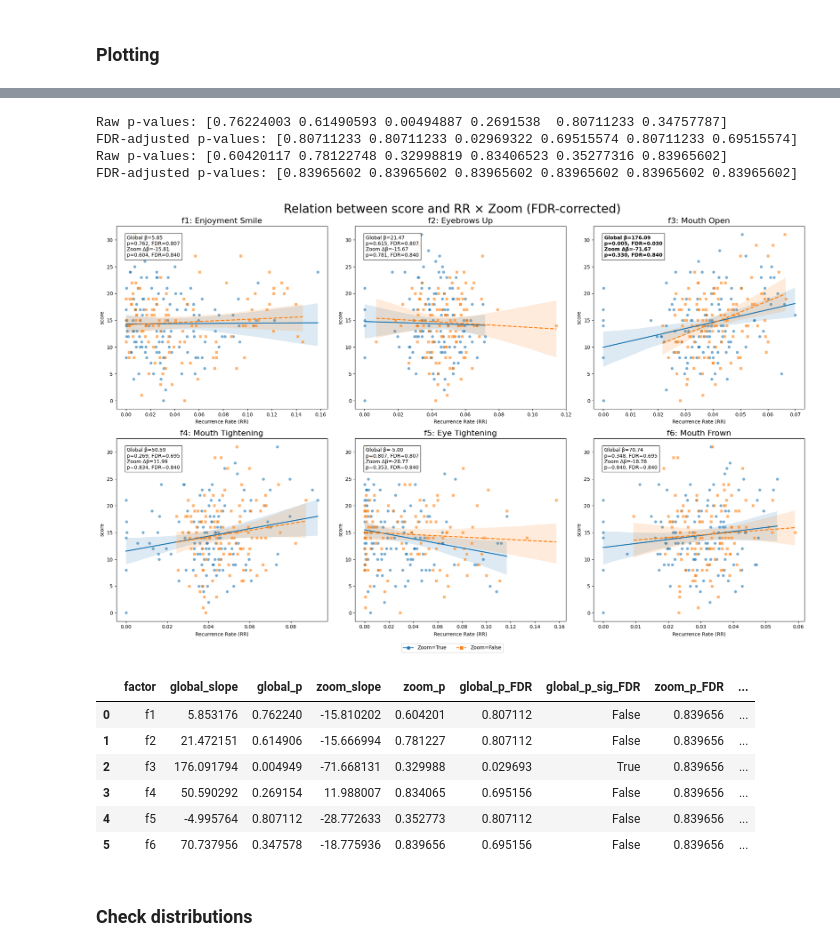
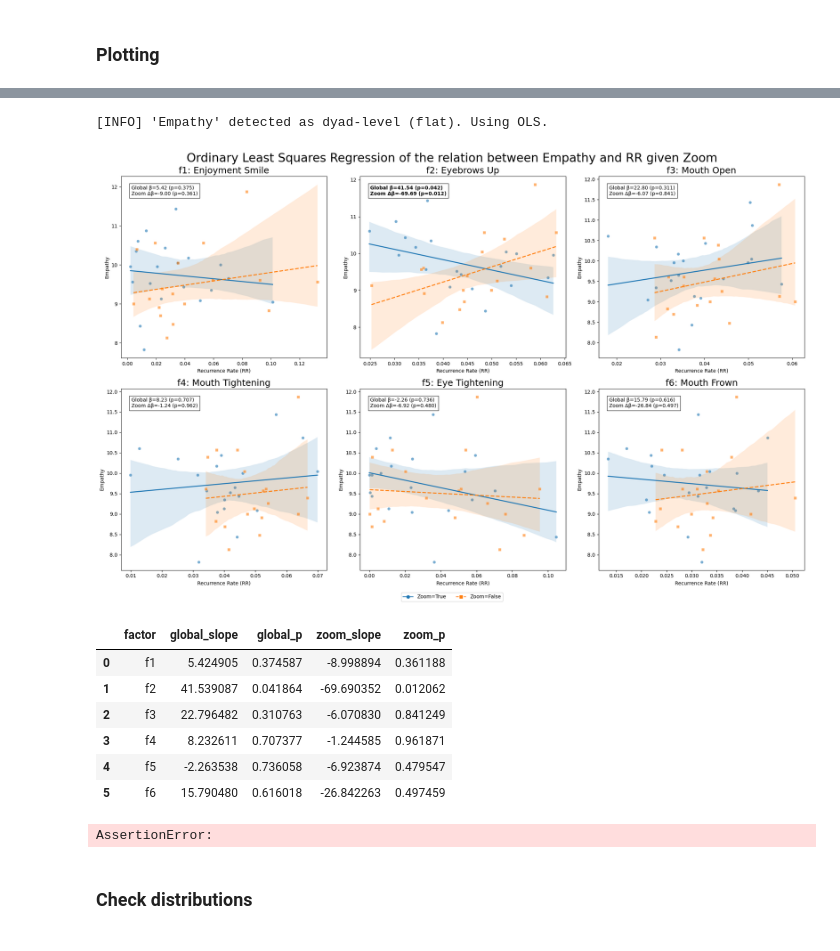
Before and after one commit to erikfrohn/facial-expression-interpersonal-association, a Jupyter notebook: analysis.ipynb, the cells around one changed output, grey strips where cells are left out. Saved outputs shown, nothing was run; the diff lists cells and outputs as text; code cells hidden in the pictures.

```diff
--- a/analysis.ipynb
+++ b/analysis.ipynb
@@ -25,7 +23,7 @@ ANALYSIS_FILENAME = 'results/NEM excl/crqa_NEM-'
 #ANALYSIS_FILENAME = 'results/factors'
 
 RESPONSE_VARIABLE = 'score'
-SAVE_FIG = False
+SAVE_FIG = True
 
 ####################################################################################
 
@@ -361,4 +359,6 @@ Try using .loc[row_indexer,col_indexer] = value instead
 
 See the caveats in the documentation: https://pandas.pydata.org/pandas-docs/stable/user_guide/indexing.html#returning-a-view-versus-a-copy
   phase_terms['factor'] = factor
+# %%
+RESPONSE_VARIABLE = 'Empathy'
 # %%
@@ -385,18 +382,19 @@ FDR-adjusted p-values: [9.72744719e-01 7.69932799e-01 9.69991636e-04 9.19301950e
 # %%
-vis.unified_mixed_model_analysis_fdr(df, RESPONSE_VARIABLE, save_fig=SAVE_FIG)
+vis.unified_mixed_model_analysis(df, RESPONSE_VARIABLE, save_fig=SAVE_FIG)
 # %% [output]
-Raw p-values: [0.76224003 0.61490593 0.00494887 0.2691538  0.80711233 0.34757787]
-FDR-adjusted p-values: [0.80711233 0.80711233 0.02969322 0.69515574 0.80711233 0.69515574]
-Raw p-values: [0.60420117 0.78122748 0.32998819 0.83406523 0.35277316 0.83965602]
-FDR-adjusted p-values: [0.83965602 0.83965602 0.83965602 0.83965602 0.83965602 0.83965602]
+[INFO] 'Empathy' detected as dyad-level (flat). Using OLS.
-[figure, old version]
+[figure, new version]
-|  | factor | global_slope | global_p | zoom_slope | zoom_p | global_p_FDR | global_p_sig_FDR | zoom_p_FDR | ... |
-| 0 | f1 | 5.853176 | 0.762240 | -15.810202 | 0.604201 | 0.807112 | False | 0.839656 | ... |
-| 1 | f2 | 21.472151 | 0.614906 | -15.666994 | 0.781227 | 0.807112 | False | 0.839656 | ... |
-| 2 | f3 | 176.091794 | 0.004949 | -71.668131 | 0.329988 | 0.029693 | True | 0.839656 | ... |
-| 3 | f4 | 50.590292 | 0.269154 | 11.988007 | 0.834065 | 0.695156 | False | 0.839656 | ... |
-| 4 | f5 | -4.995764 | 0.807112 | -28.772633 | 0.352773 | 0.807112 | False | 0.839656 | ... |
-| 5 | f6 | 70.737956 | 0.347578 | -18.775936 | 0.839656 | 0.695156 | False | 0.839656 | ... |
+|  | factor | global_slope | global_p | zoom_slope | zoom_p |
+| 0 | f1 | 5.424905 | 0.374587 | -8.998894 | 0.361188 |
+| 1 | f2 | 41.539087 | 0.041864 | -69.690352 | 0.012062 |
+| 2 | f3 | 22.796482 | 0.310763 | -6.070830 | 0.841249 |
+| 3 | f4 | 8.232611 | 0.707377 | -1.244585 | 0.961871 |
+| 4 | f5 | -2.263538 | 0.736058 | -6.923874 | 0.479547 |
+| 5 | f6 | 15.790480 | 0.616018 | -26.842263 | 0.497459 |
+# %%
+assert(True == False)
+# %% [output]
+AssertionError:
 # %% [markdown]
 ### Check distributions
 # %%
```
Also changed, not shown: parts of 7 cells of this notebook.
